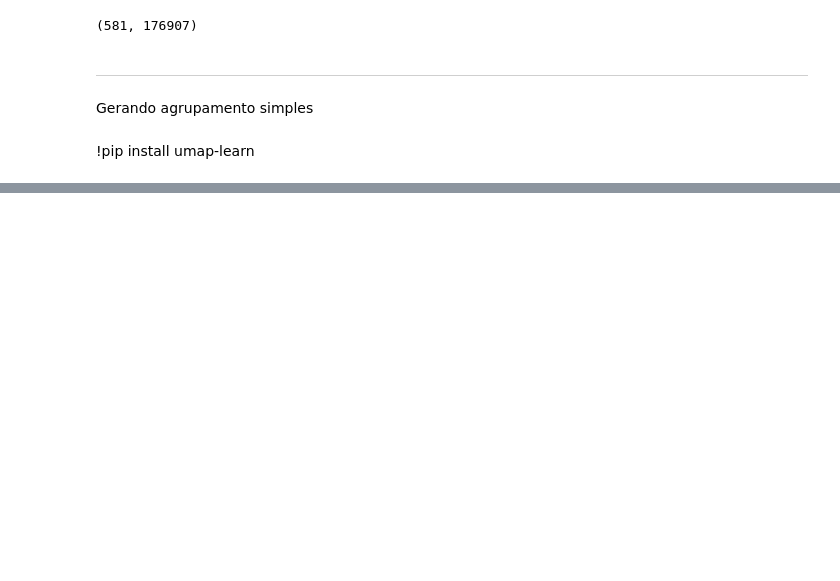
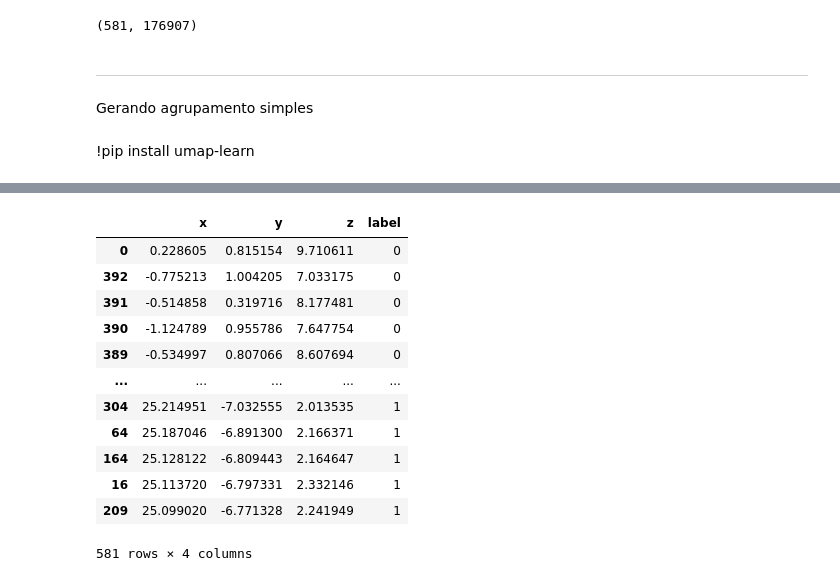
Before and after one commit to Vieirbat/Summarticles, a Jupyter notebook: notebooks/TextMining - Clustering.ipynb, the cells around one changed output, grey strips where cells are left out. Drawn from its saved outputs; the diff is of its cells as text; code cells hidden in the pictures; blank space fills up the shorter version.

```diff
--- a/notebooks/TextMining - Clustering.ipynb
+++ b/notebooks/TextMining - Clustering.ipynb
@@ -474,0 +600,16 @@ chart(X_trans, objGroup.labels_)
+# %%
+df
+# %% [output]
+|  | x | y | z | label |
+| 0 | 0.228605 | 0.815154 | 9.710611 | 0 |
+| 392 | -0.775213 | 1.004205 | 7.033175 | 0 |
+| 391 | -0.514858 | 0.319716 | 8.177481 | 0 |
+| 390 | -1.124789 | 0.955786 | 7.647754 | 0 |
+| 389 | -0.534997 | 0.807066 | 8.607694 | 0 |
+| ... | ... | ... | ... | ... |
+| 304 | 25.214951 | -7.032555 | 2.013535 | 1 |
+| 64 | 25.187046 | -6.891300 | 2.166371 | 1 |
+| 164 | 25.128122 | -6.809443 | 2.164647 | 1 |
+| 16 | 25.113720 | -6.797331 | 2.332146 | 1 |
+| 209 | 25.099020 | -6.771328 | 2.241949 | 1 |
+581 rows × 4 columns
```
Also changed, not shown: parts of 14 cells of this notebook, 1 other file.
